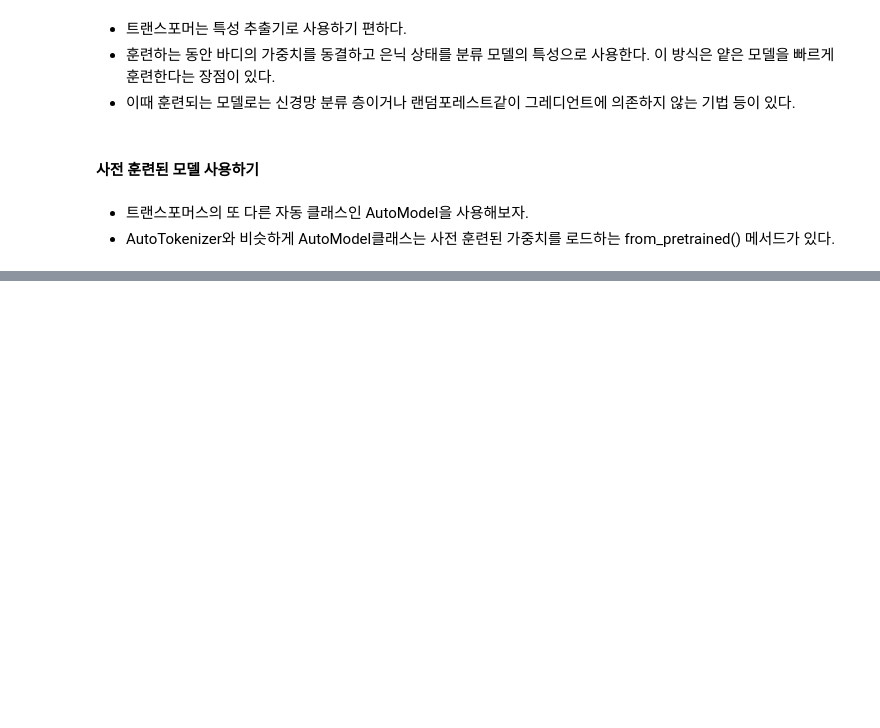
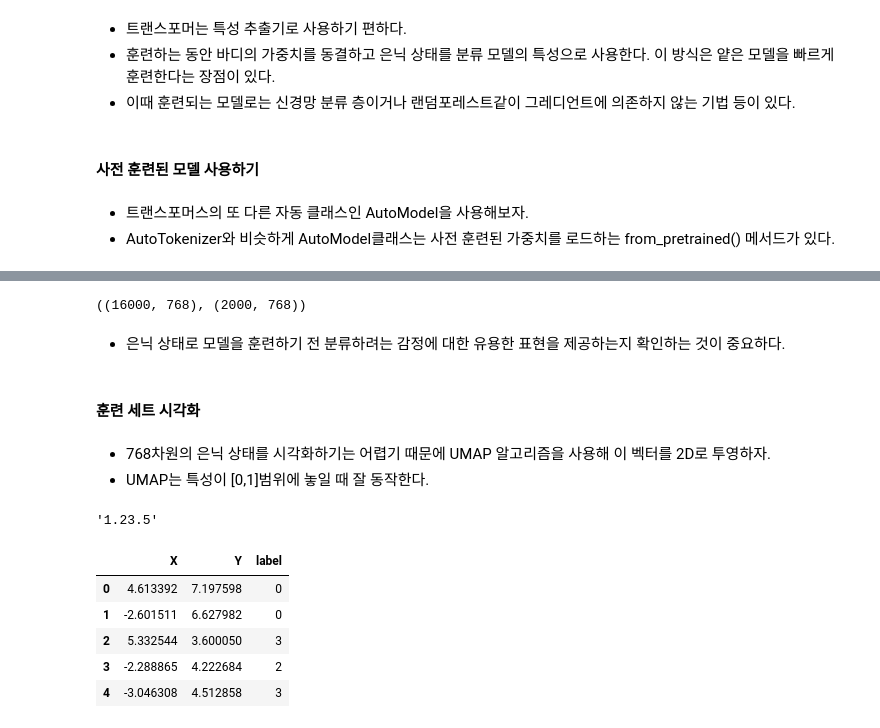
Before and after one commit to Youngdong2/nlp-with-transformers, a Jupyter notebook: 02_classification.ipynb, the cells around one changed output, grey strips where cells are left out. Drawn from its saved outputs; the diff is of its cells as text; code cells hidden in the pictures; blank space fills up the shorter version.

```diff
--- a/02_classification.ipynb
+++ b/02_classification.ipynb
@@ -353,0 +420,3 @@ DistilBertModel(
+# %%
+emotions_encoded.set_format("torch",
+                            columns=["input_ids", "attention_mask", "label"])
@@ -353,0 +425,2 @@ DistilBertModel(
+# %%
+emotion_hidden = emotions_encoded.map(extract_hidden_states, batched=True)
@@ -353,0 +442,44 @@ DistilBertModel(
+# %%
+import numpy as np
+
+X_train = np.array(emotion_hidden["train"]["hidden_state"])
+X_valid = np.array(emotion_hidden["validation"]["hidden_state"])
+y_train = np.array(emotion_hidden["train"]["label"])
+y_valid = np.array(emotion_hidden["validation"]["label"])
+
+X_train.shape, X_valid.shape
+# %% [output]
+((16000, 768), (2000, 768))
+# %% [markdown]
+- 은닉 상태로 모델을 훈련하기 전 분류하려는 감정에 대한 유용한 표현을 제공하는지 확인하는 것이 중요하다.
+# %% [markdown]
+#### 훈련 세트 시각화
+# %% [markdown]
+- 768차원의 은닉 상태를 시각화하기는 어렵기 때문에 UMAP 알고리즘을 사용해 이 벡터를 2D로 투영하자.
+- UMAP는 특성이 [0,1]범위에 놓일 때 잘 동작한다.
+# %%
+from umap import UMAP
+from sklearn.preprocessing import MinMaxScaler
+
+# 특성 스케일을 [0,1]범위로 조정
+X_scaled = MinMaxScaler().fit_transform(X_train)
+# %%
+import numpy as np
+
+np.__version__
+# %% [output]
+'1.23.5'
+# %%
+# UMAP 객체를 생성하고 훈련
+mapper = UMAP(n_components=2, metric="cosine").fit(X_scaled)
+# 2D 임베딩의 데이터프레임을 만든다.
+df_emb = pd.DataFrame(mapper.embedding_, columns=["X", "Y"])
+df_emb["label"] = y_train
+df_emb.head()
+# %% [output]
+|  | X | Y | label |
+| 0 | 4.613392 | 7.197598 | 0 |
+| 1 | -2.601511 | 6.627982 | 0 |
+| 2 | 5.332544 | 3.600050 | 3 |
+| 3 | -2.288865 | 4.222684 | 2 |
+| 4 | -3.046308 | 4.512858 | 3 |
```
Also changed, not shown: parts of 78 cells of this notebook.
